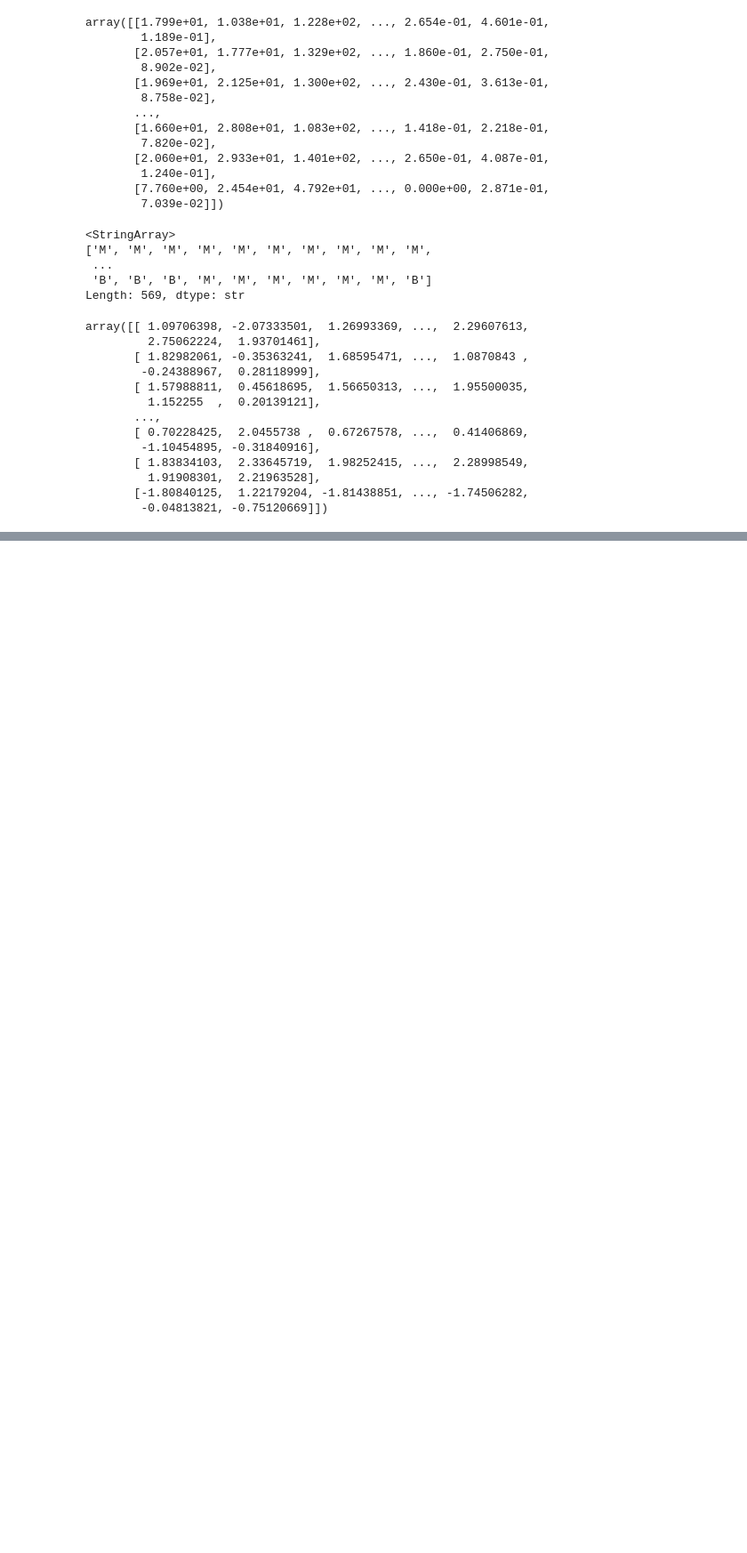
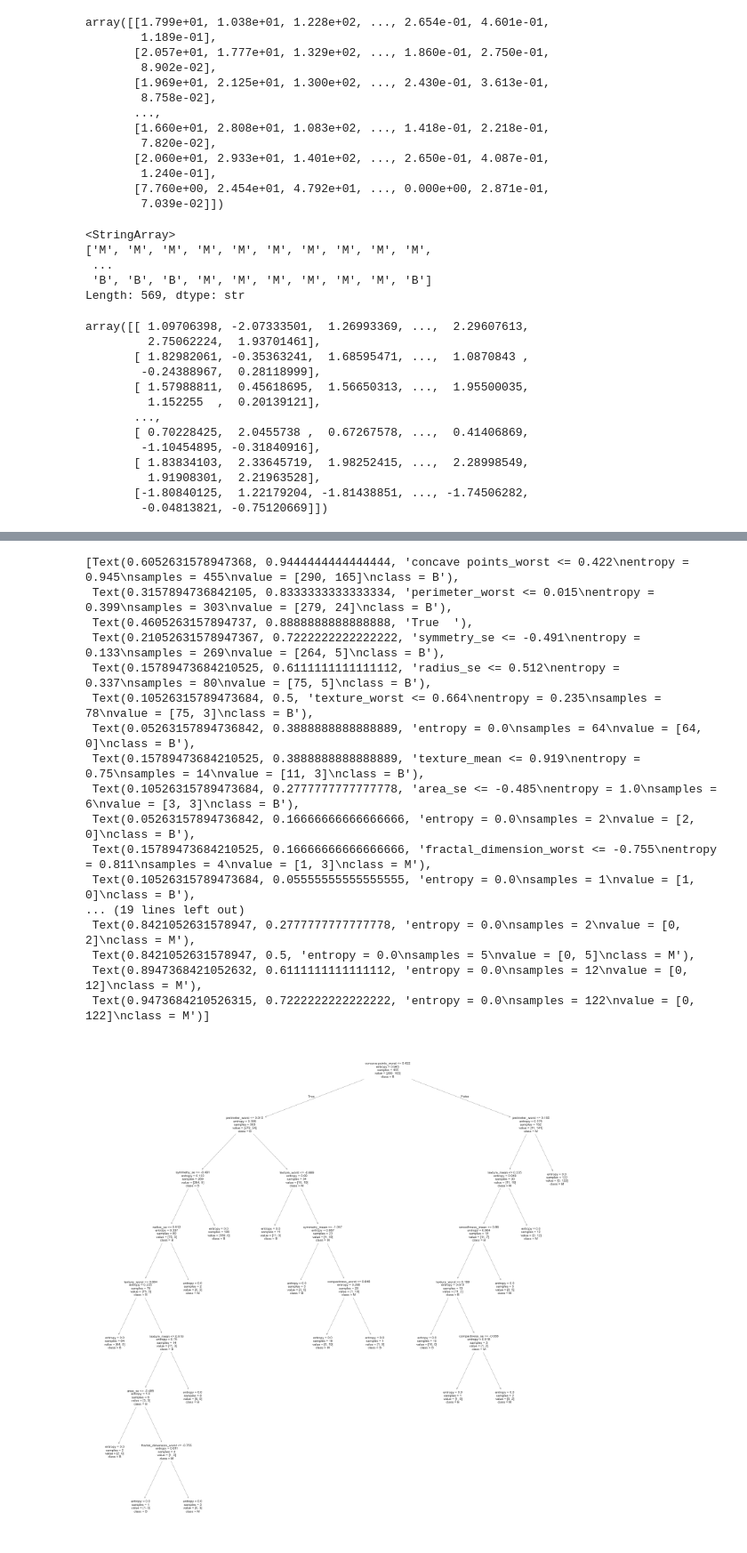
Before and after one commit to Gabas/DiagnosisXAI, a Jupyter notebook: Wisconsin.ipynb, the cells around one changed output, grey strips where cells are left out. Shown at 89% size. Drawn from its saved outputs; the diff is of its cells as text; code cells hidden in the pictures; blank space fills up the shorter version.

Commit message:
montando árvore de decisão e gerando métricas

```diff
--- a/Wisconsin.ipynb
+++ b/Wisconsin.ipynb
@@ -206,0 +205,4 @@ with open('wisconsin.pkl', mode='wb') as f:
+# %%
+# Geração da árvore de decisão
+wisconsin_decision_tree = DecisionTreeClassifier(criterion='entropy')
+wisconsin_decision_tree.fit(x_wisconsin_train, y_wisconsin_train)
@@ -206,0 +221,26 @@ with open('wisconsin.pkl', mode='wb') as f:
+# %%
+nome_colunas = ['radius_mean','texture_mean','perimeter_mean','area_mean','smoothness_mean','compactness_mean','concavity_mean','concave points_mean','symmetry_mean','fractal_dimension_mean','radius_se','texture_se','perimeter_se','area_se','smoothness_se','compactness_se','concavity_se','concave points_se','symmetry_se','fractal_dimension_se','radius_worst','texture_worst','perimeter_worst','area_worst','smoothness_worst','compactness_worst','concavity_worst','concave points_worst','symmetry_worst','fractal_dimension_worst']
+# Comando para aumentar tamanho da imagem
+figura = plt.subplots(nrows=1, ncols=1, figsize=(20, 20))
+
+# Imprime a árvore passando o nome das colunas, a classe ("B" ou "M"), e o filled adiciona cores
+tree.plot_tree(wisconsin_decision_tree, feature_names=nome_colunas, class_names=wisconsin_decision_tree.classes_, filled=False) # O ponto e vírgula no final esconde
+# %% [output]
+[Text(0.6052631578947368, 0.9444444444444444, 'concave points_worst <= 0.422\nentropy = 0.945\nsamples = 455\nvalue = [290, 165]\nclass = B'),
+ Text(0.3157894736842105, 0.8333333333333334, 'perimeter_worst <= 0.015\nentropy = 0.399\nsamples = 303\nvalue = [279, 24]\nclass = B'),
+ Text(0.4605263157894737, 0.8888888888888888, 'True  '),
+ Text(0.21052631578947367, 0.7222222222222222, 'symmetry_se <= -0.491\nentropy = 0.133\nsamples = 269\nvalue = [264, 5]\nclass = B'),
+ Text(0.15789473684210525, 0.6111111111111112, 'radius_se <= 0.512\nentropy = 0.337\nsamples = 80\nvalue = [75, 5]\nclass = B'),
+ Text(0.10526315789473684, 0.5, 'texture_worst <= 0.664\nentropy = 0.235\nsamples = 78\nvalue = [75, 3]\nclass = B'),
+ Text(0.05263157894736842, 0.3888888888888889, 'entropy = 0.0\nsamples = 64\nvalue = [64, 0]\nclass = B'),
+ Text(0.15789473684210525, 0.3888888888888889, 'texture_mean <= 0.919\nentropy = 0.75\nsamples = 14\nvalue = [11, 3]\nclass = B'),
+ Text(0.10526315789473684, 0.2777777777777778, 'area_se <= -0.485\nentropy = 1.0\nsamples = 6\nvalue = [3, 3]\nclass = B'),
+ Text(0.05263157894736842, 0.16666666666666666, 'entropy = 0.0\nsamples = 2\nvalue = [2, 0]\nclass = B'),
+ Text(0.15789473684210525, 0.16666666666666666, 'fractal_dimension_worst <= -0.755\nentropy = 0.811\nsamples = 4\nvalue = [1, 3]\nclass = M'),
+ Text(0.10526315789473684, 0.05555555555555555, 'entropy = 0.0\nsamples = 1\nvalue = [1, 0]\nclass = B'),
+... (19 lines left out)
+ Text(0.8421052631578947, 0.2777777777777778, 'entropy = 0.0\nsamples = 2\nvalue = [0, 2]\nclass = M'),
+ Text(0.8421052631578947, 0.5, 'entropy = 0.0\nsamples = 5\nvalue = [0, 5]\nclass = M'),
+ Text(0.8947368421052632, 0.6111111111111112, 'entropy = 0.0\nsamples = 12\nvalue = [0, 12]\nclass = M'),
+ Text(0.9473684210526315, 0.7222222222222222, 'entropy = 0.0\nsamples = 122\nvalue = [0, 122]\nclass = M')]
+[figure, added]
```
Also changed, not shown: parts of 7 cells of this notebook.
